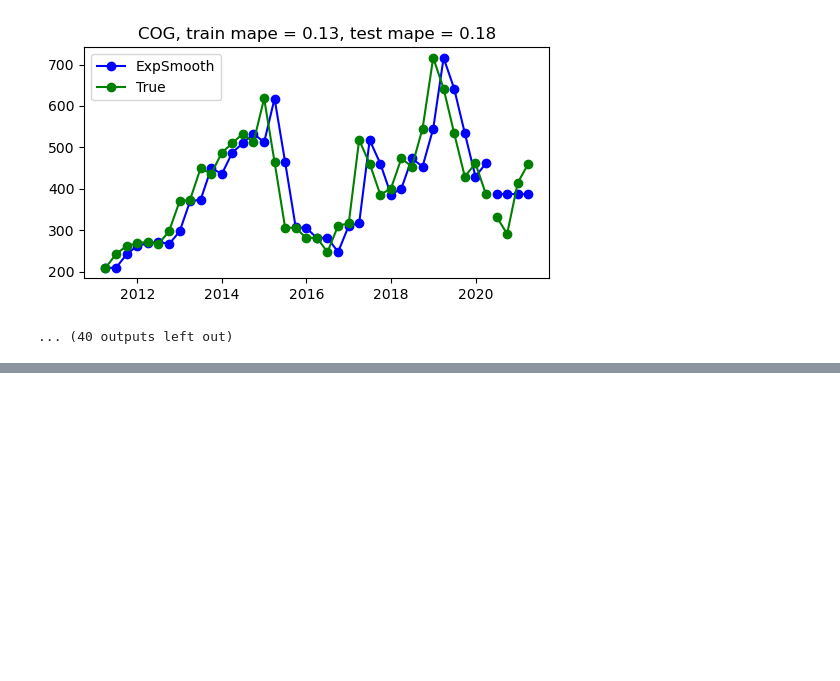
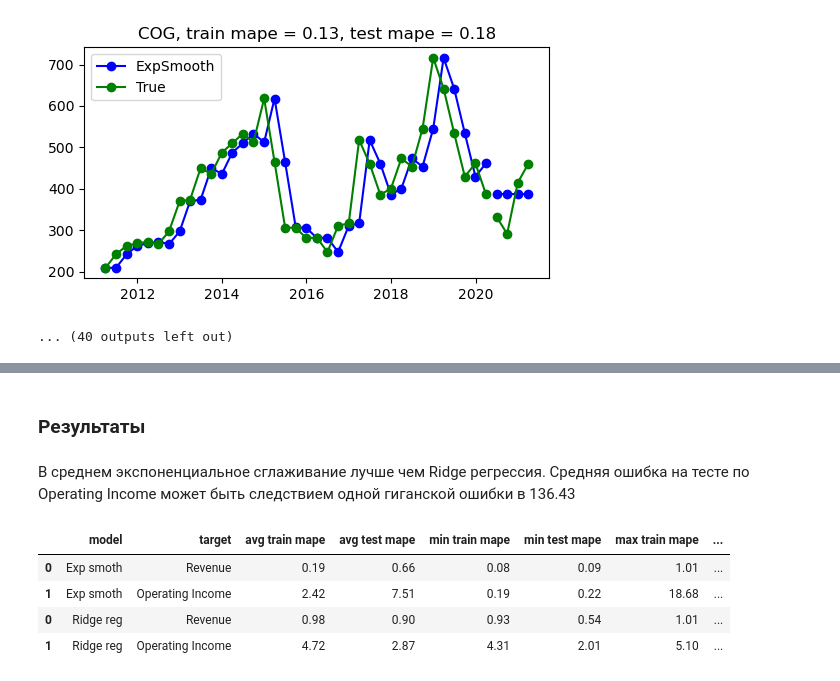
Before and after one commit to Andrezyy/CMF-reporting-forecasting, a Jupyter notebook: baseline.ipynb, the cells around one changed output, grey strips where cells are left out. Drawn from its saved outputs; the diff is of its cells as text; code cells hidden in the pictures; blank space fills up the shorter version.

```diff
--- a/baseline.ipynb
+++ b/baseline.ipynb
@@ -97,0 +192,15 @@ avg = 0.6624445764130654
+# %%
+train_mapes=[]
+test_mapes=[]
+for trn, tst in kfolds:
+    model = Ridge(alpha = 0.2)
+    model.fit(data_train.loc[trn,:], target_train[trn])
+
+    preds = model.predict(data_train.loc[trn,:])
+    test_preds = model.predict(data_train.loc[tst,:])
+
+    train_mapes.append(mean_absolute_percentage_error(target_train[trn], preds))
+    test_mapes.append(mean_absolute_percentage_error(target_train[tst], test_preds))
+
+train_mapes = np.array(train_mapes)
+test_mapes = np.array(test_mapes)
@@ -97,0 +209,37 @@ avg = 0.6624445764130654
+# %%
+target_train = train.loc[:,'Operating Income target']
+target_test = test.loc[:,'Operating Income target']
+# %%
+train_mapes_income=[]
+test_mapes_income=[]
+for trn, tst in kfolds:
+    model = Ridge(alpha = 0.2)
+    model.fit(data_train.loc[trn,:], target_train[trn])
+
+    preds = model.predict(data_train.loc[trn,:])
+    test_preds = model.predict(data_train.loc[tst,:])
+
+    train_mapes_income.append(mean_absolute_percentage_error(target_train[trn], preds))
+    test_mapes_income.append(mean_absolute_percentage_error(target_train[tst], test_preds))
+
+train_mapes_income = np.array(train_mapes_income)
+test_mapes_income = np.array(test_mapes_income)
+# %%
+result2 = pd.DataFrame(columns = ['model','target','avg train mape', 'avg test mape', 'min train mape', 'min test mape', 'max train mape', 'max test mape'],
+                     data = [['Ridge reg', 'Revenue', np.round(np.mean(train_mapes),2), np.round(np.mean(test_mapes),2),
+                              np.round(np.min(train_mapes),2), np.round(np.min(test_mapes),2), np.round(np.max(train_mapes),2), np.round(np.max(test_mapes),2)],
+                            ['Ridge reg', 'Operating Income', np.round(np.mean(train_mapes_income),2), np.round(np.mean(test_mapes_income),2),
+                              np.round(np.min(train_mapes_income),2), np.round(np.min(test_mapes_income),2), np.round(np.max(train_mapes_income),2), np.round(np.max(test_mapes_income),2)]])
+result = result.append(result2)
+# %% [markdown]
+### **Результаты**
+# %% [markdown]
+В среднем экспоненциальное сглаживание лучше чем Ridge регрессия. Средняя ошибка на тесте по Operating Income может быть следствием одной гиганской ошибки в 136.43
+# %%
+result
+# %% [output]
+|  | model | target | avg train mape | avg test mape | min train mape | min test mape | max train mape | ... |
+| 0 | Exp smoth | Revenue | 0.19 | 0.66 | 0.08 | 0.09 | 1.01 | ... |
+| 1 | Exp smoth | Operating Income | 2.42 | 7.51 | 0.19 | 0.22 | 18.68 | ... |
+| 0 | Ridge reg | Revenue | 0.98 | 0.90 | 0.93 | 0.54 | 1.01 | ... |
+| 1 | Ridge reg | Operating Income | 4.72 | 2.87 | 4.31 | 2.01 | 5.10 | ... |
```
Also changed, not shown: parts of 22 cells of this notebook.
